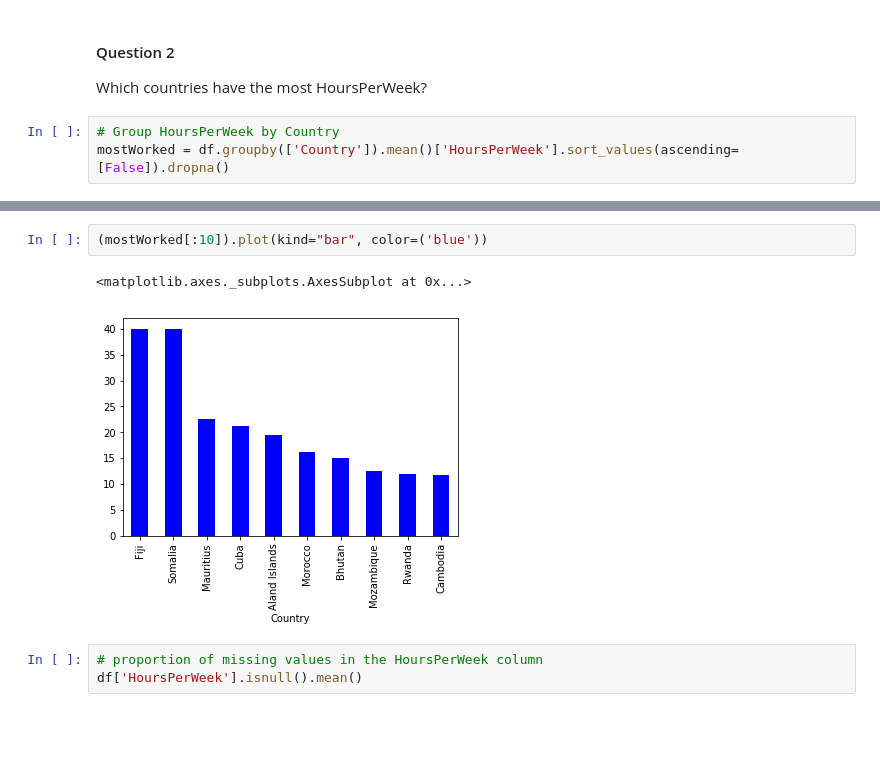
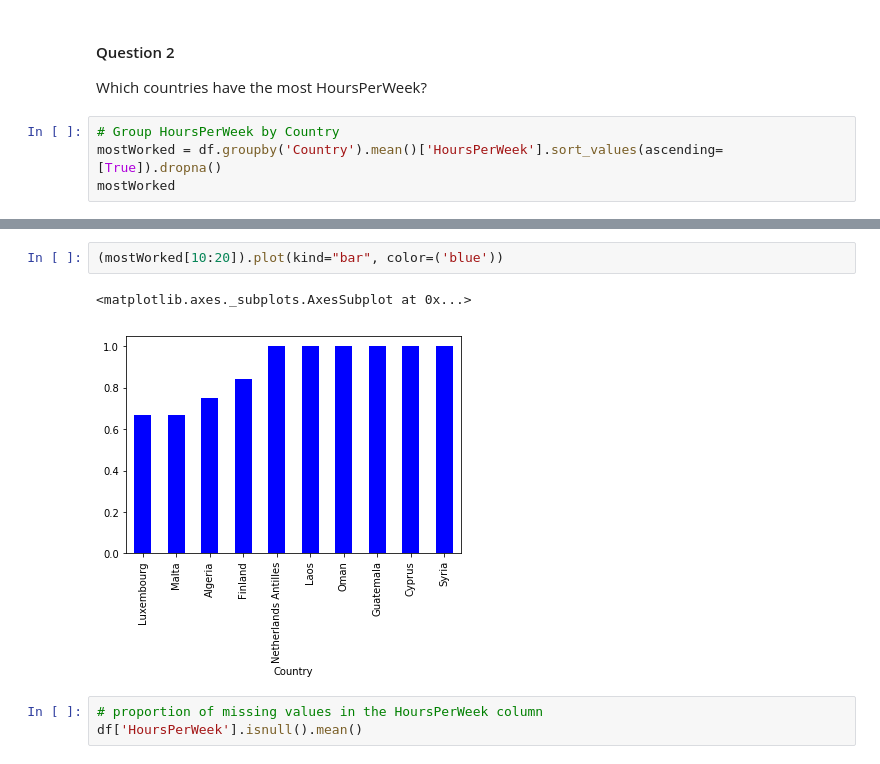
Before and after one commit to franckyvaval/Write-A-Data-Science-Blog-Post, a Jupyter notebook: Write a Data science blogpost.ipynb, the cells around one changed output, grey strips where cells are left out. Drawn from its saved outputs; the diff is of its cells as text; blank space fills up the shorter version.

```diff
--- a/Write a Data science blogpost.ipynb
+++ b/Write a Data science blogpost.ipynb
@@ -44,4 +63,5 @@ df['JobSatisfaction'].isnull().mean()
  Which countries have the most HoursPerWeek?
 # %%
 # Group HoursPerWeek by Country
-mostWorked = df.groupby(['Country']).mean()['HoursPerWeek'].sort_values(ascending=[False]).dropna()
+mostWorked = df.groupby('Country').mean()['HoursPerWeek'].sort_values(ascending=[True]).dropna()
+mostWorked
@@ -48,8 +86,8 @@ mostWorked = df.groupby(['Country']).mean()['HoursPerWeek'].sort_values(ascendin
 # %%
-(mostWorked[:10]).plot(kind="bar", color=('blue'))
+(mostWorked[10:20]).plot(kind="bar", color=('blue'))
 # %% [output]
 <matplotlib.axes._subplots.AxesSubplot at 0x...>
-[figure, old version]
+[figure, new version]
 # %%
 # proportion of missing values in the HoursPerWeek column
 df['HoursPerWeek'].isnull().mean()
```
Also changed, not shown: parts of 2 cells of this notebook.
